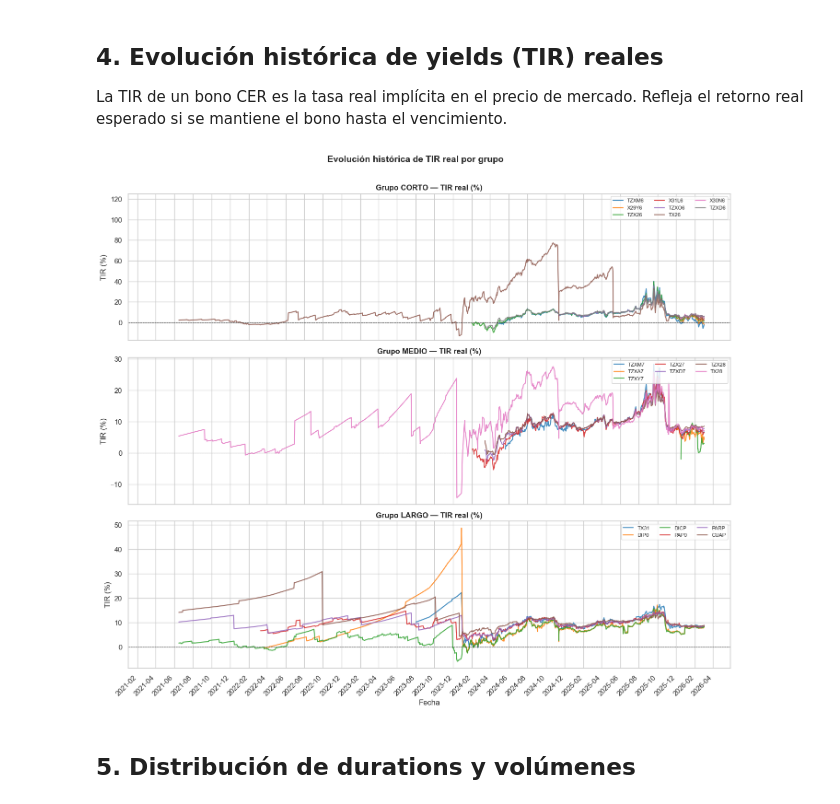
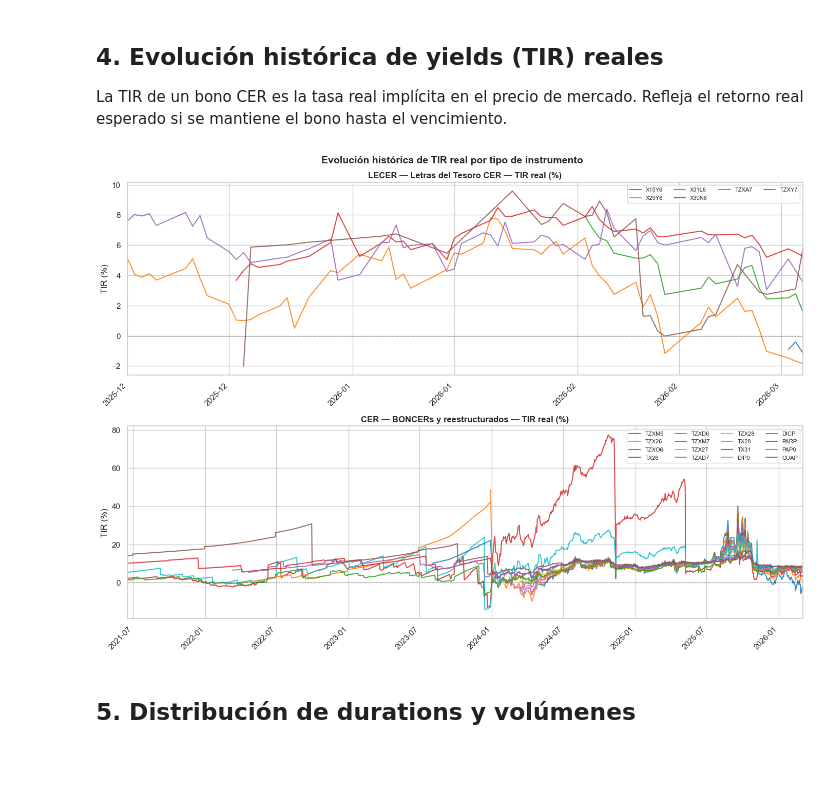
Before and after one commit to MarcosCassinerio/Analizador-Bonos-CER, a Jupyter notebook: notebooks/01_eda.ipynb, the cells around one changed output. Drawn from its saved outputs; the diff is of its cells as text; code cells hidden in the pictures; blank space fills up the shorter version.

```diff
--- a/notebooks/01_eda.ipynb
+++ b/notebooks/01_eda.ipynb
@@ -39,6 +43,13 @@ from src.db.session import SessionLocal
 FECHA_INICIO      = '2021-01-01'   # métricas y precios
 FECHA_INICIO_CER  = '2021-01-01'   # gráficos de CER (más contexto)
 
+# Grupos y colores
+GRUPOS_ORDEN = ['lecer', 'cer']
+COLORES_GRUPO = {
+    'lecer': '#9C27B0',  # violeta
+    'cer':   '#FF6F00',  # naranja
+}
+
 # Estilo general
 sns.set_theme(style='whitegrid', palette='tab10')
 plt.rcParams['figure.figsize'] = (14, 5)
@@ -46,6 +57,7 @@ plt.rcParams['font.size'] = 11
 
 print('Setup OK')
 print(f'Métricas desde: {FECHA_INICIO} | CER desde: {FECHA_INICIO_CER}')
+print(f'Grupos: {GRUPOS_ORDEN}')
 # %% [output]
 Setup OK
 Métricas desde: 2021-01-01 | CER desde: 2021-01-01
@@ -159,15 +172,9 @@ cobertura
 # Gráfico de Gantt: cobertura temporal por bono
 fig, ax = plt.subplots(figsize=(14, max(6, len(cobertura) * 0.4)))
 
-colores_grupo = {
-    'corto': '#2196F3',
-    'medio': '#4CAF50',
-    'largo': '#FF5722',
-}
-
 for i, row in cobertura.iterrows():
     grupo = bonos_df.loc[bonos_df['ticker'] == row['ticker'], 'grupo'].values
-    color = colores_grupo.get(grupo[0] if len(grupo) > 0 else 'otro', '#9E9E9E')
+    color = COLORES_GRUPO.get(grupo[0] if len(grupo) > 0 else 'cer', '#9E9E9E')
     ax.barh(
         y=row['ticker'],
         width=(pd.Timestamp(row['hasta']) - pd.Timestamp(row['desde'])).days,
@@ -185,7 +192,7 @@ for i, row in cobertura.iterrows():
     )
 
 from matplotlib.patches import Patch
-leyenda = [Patch(color=c, label=g) for g, c in colores_grupo.items()]
+leyenda = [Patch(color=c, label=g) for g, c in COLORES_GRUPO.items()]
 ax.legend(handles=leyenda, loc='lower right')
 ax.set_xlim(left=pd.Timestamp(FECHA_INICIO_CER))
 ax.xaxis.set_major_formatter(mdates.DateFormatter('%Y-%m'))
@@ -204,37 +211,39 @@ La TIR de un bono CER es la tasa real implícita en el precio de mercado. Reflej
 # %%
 # TIR en porcentaje
 metricas_df['tir_pct'] = metricas_df['tir'].astype(float) * 100
 
-grupos_orden = ['corto', 'medio', 'largo']
-fig, axes = plt.subplots(3, 1, figsize=(14, 12), sharex=True)
+fig, axes = plt.subplots(2, 1, figsize=(14, 10))  # sin sharex: cada grupo tiene su propio eje x
 
-for ax, grupo in zip(axes, grupos_orden):
+for ax, grupo in zip(axes, GRUPOS_ORDEN):
     tickers_grupo = bonos_df.loc[bonos_df['grupo'] == grupo, 'ticker'].tolist()
     datos_grupo = metricas_df[metricas_df['ticker'].isin(tickers_grupo)]
 
     for ticker in tickers_grupo:
         serie = datos_grupo[datos_grupo['ticker'] == ticker].set_index('fecha')['tir_pct']
         if not serie.empty:
             ax.plot(serie.index, serie.values, label=ticker, linewidth=1.5, alpha=0.85)
 
-    ax.set_title(f'Grupo {grupo.upper()} — TIR real (%)', fontweight='bold')
+    # Eje x limitado al rango real de operación del grupo
+    if not datos_grupo.empty:
+        x_min = datos_grupo['fecha'].min()
+        x_max = datos_grupo['fecha'].max()
+        ax.set_xlim(x_min, x_max)
+
+    ax.xaxis.set_major_formatter(mdates.DateFormatter('%Y-%m'))
+    ax.xaxis.set_major_locator(mdates.AutoDateLocator())
+    plt.setp(ax.get_xticklabels(), rotation=45, ha='right')
+
+    label = 'LECER — Letras del Tesoro CER' if grupo == 'lecer' else 'CER — BONCERs y reestructurados'
+    ax.set_title(f'{label} — TIR real (%)', fontweight='bold')
     ax.set_ylabel('TIR (%)')
-    ax.legend(loc='upper right', fontsize=8, ncol=3)
+    ax.legend(loc='upper right', fontsize=8, ncol=4)
     ax.axhline(0, color='black', linewidth=0.7, linestyle='--', alpha=0.5)
 
-axes[-1].set_xlim(left=pd.Timestamp(FECHA_INICIO_CER))
-axes[-1].xaxis.set_major_formatter(mdates.DateFormatter('%Y-%m'))
-axes[-1].xaxis.set_major_locator(mdates.MonthLocator(interval=2))
-plt.setp(axes[-1].get_xticklabels(), rotation=45, ha='right')
-plt.xlabel('Fecha')
-plt.suptitle('Evolución histórica de TIR real por grupo', fontsize=14, fontweight='bold', y=1.01)
+plt.suptitle('Evolución histórica de TIR real por tipo de instrumento', fontsize=14, fontweight='bold')
 plt.tight_layout()
-
-axes[0].set_ylim(top=125)
-
 plt.show()
 # %% [output]
-[figure, old version]
+[figure, new version]
 # %% [markdown]
 ## 5. Distribución de durations y volúmenes
 # %%
```
Also changed, not shown: parts of 14 cells of this notebook, 5 other files.
